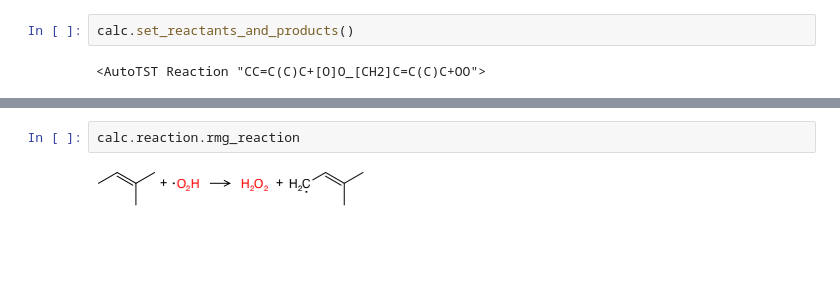
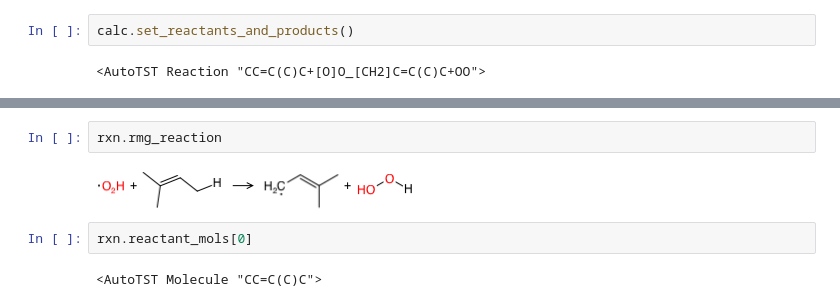
Before and after one commit to ReactionMechanismGenerator/AutoTST, a Jupyter notebook: ipython_notebooks/cantherm.ipynb, the cells around one changed output, grey strips where cells are left out. Drawn from its saved outputs; the diff is of its cells as text; blank space fills up the shorter version.

Commit message:
got cantherm working, and have been working on nx graphs

```diff
--- a/ipython_notebooks/cantherm.ipynb
+++ b/ipython_notebooks/cantherm.ipynb
@@ -357,4 +357,8 @@ calc.kinetics_job.reaction
-# %%
-calc.reaction.rmg_reaction
-# %% [output]
-[figure, removed]
+# %%
+rxn.rmg_reaction
+# %% [output]
+[figure, added]
+# %%
+rxn.reactant_mols[0]
+# %% [output]
+<AutoTST Molecule "CC=C(C)C">
```
Also changed, not shown: parts of 31 cells of this notebook, 7 other files.
